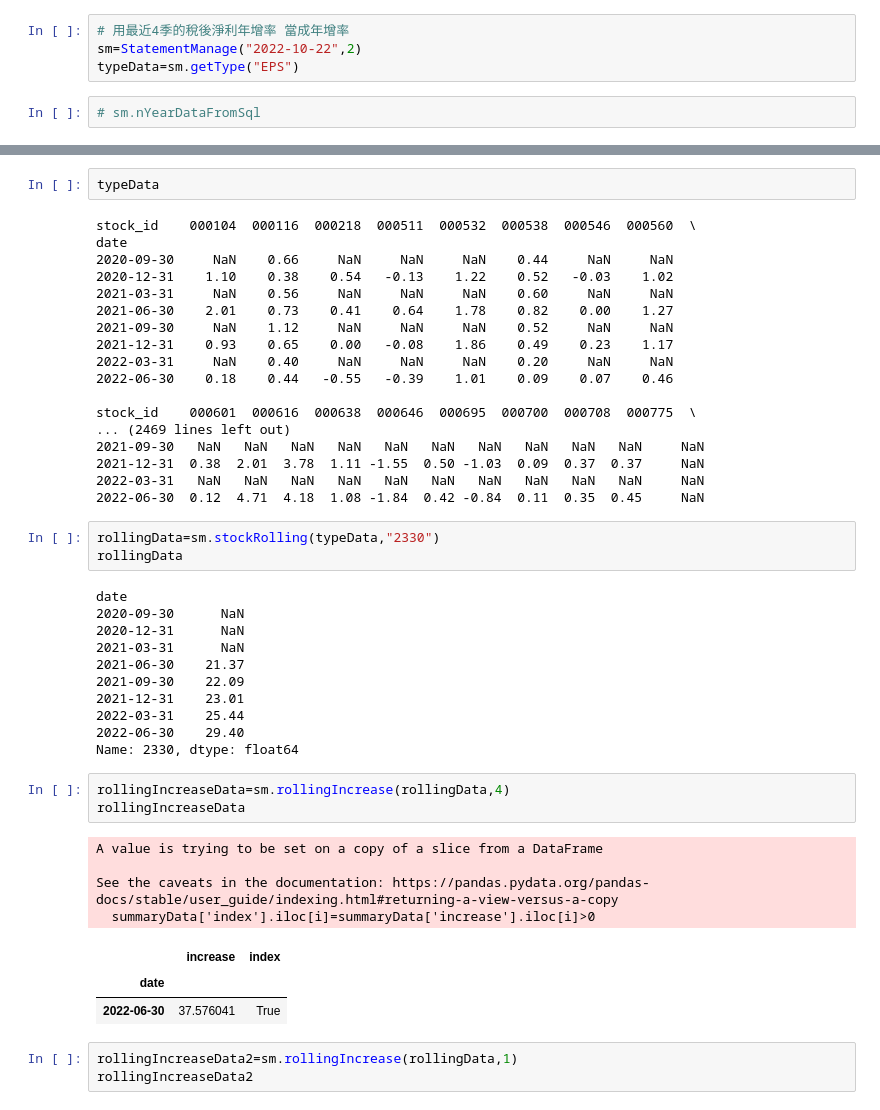
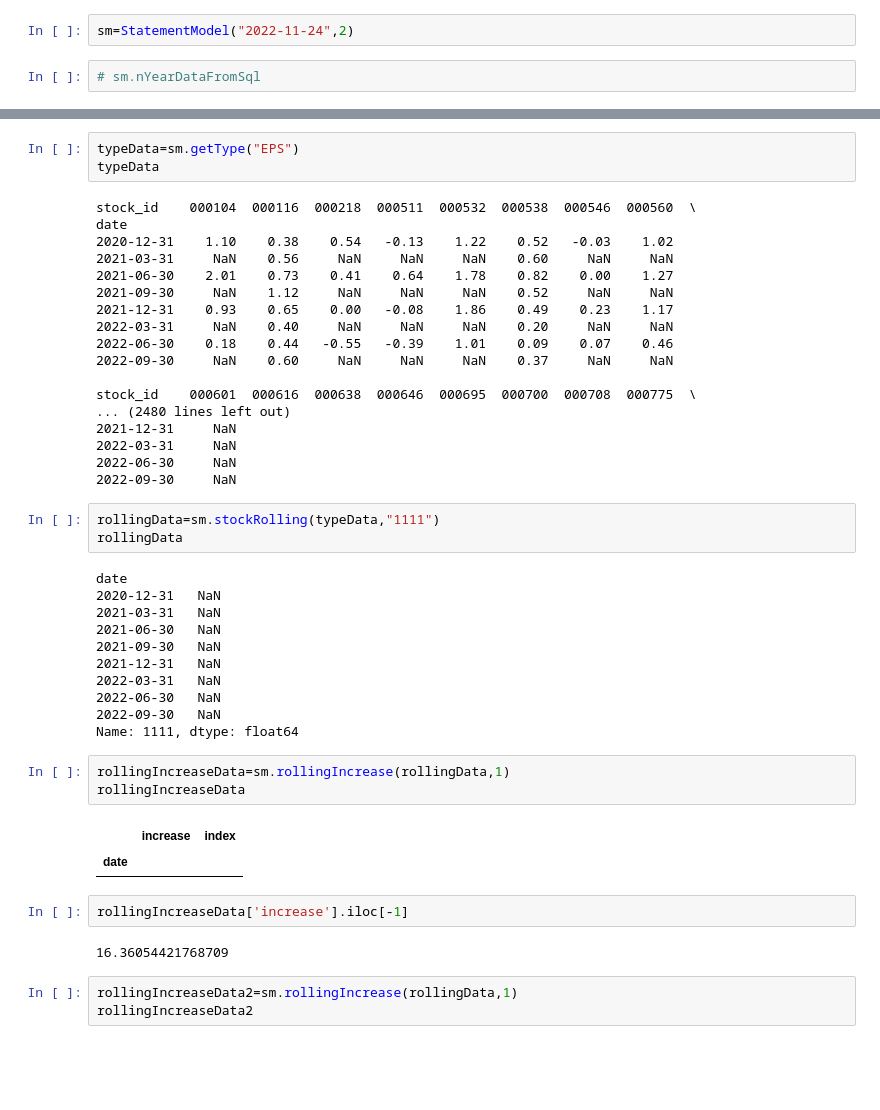
Before and after one commit to pkh-forresthsia/beTrue, a Jupyter notebook: priceModel.ipynb, the cells around one changed output, grey strips where cells are left out. Drawn from its saved outputs; the diff is of its cells as text; blank space fills up the shorter version.

Commit message:
price model

```diff
--- a/priceModel.ipynb
+++ b/priceModel.ipynb
@@ -7,8 +3,6 @@ from statement import *
 pd.set_option('display.max_columns',None)
 pd.set_option('display.max_rows',None)
 # %%
-# 用最近4季的稅後淨利年增率 當成年增率
-sm=StatementManage("2022-10-22",2)
-typeData=sm.getType("EPS")
+sm=StatementModel("2022-11-24",2)
 # %%
 # sm.nYearDataFromSql
@@ -15,9 +34,9 @@ typeData=sm.getType("EPS")
 # %%
+typeData=sm.getType("EPS")
 typeData
 # %% [output]
 stock_id    000104  000116  000218  000511  000532  000538  000546  000560  \
 date
-2020-09-30     NaN    0.66     NaN     NaN     NaN    0.44     NaN     NaN
 2020-12-31    1.10    0.38    0.54   -0.13    1.22    0.52   -0.03    1.02
 2021-03-31     NaN    0.56     NaN     NaN     NaN    0.60     NaN     NaN
 2021-06-30    2.01    0.73    0.41    0.64    1.78    0.82    0.00    1.27
@@ -25,38 +44,38 @@ date
 2021-12-31    0.93    0.65    0.00   -0.08    1.86    0.49    0.23    1.17
 2022-03-31     NaN    0.40     NaN     NaN     NaN    0.20     NaN     NaN
 2022-06-30    0.18    0.44   -0.55   -0.39    1.01    0.09    0.07    0.46
+2022-09-30     NaN    0.60     NaN     NaN     NaN    0.37     NaN     NaN
 
 stock_id    000601  000616  000638  000646  000695  000700  000708  000775  \
-... (2469 lines left out)
-2021-09-30   NaN   NaN   NaN   NaN   NaN   NaN   NaN   NaN   NaN   NaN     NaN
-2021-12-31  0.38  2.01  3.78  1.11 -1.55  0.50 -1.03  0.09  0.37  0.37     NaN
-2022-03-31   NaN   NaN   NaN   NaN   NaN   NaN   NaN   NaN   NaN   NaN     NaN
-2022-06-30  0.12  4.71  4.18  1.08 -1.84  0.42 -0.84  0.11  0.35  0.45     NaN
+... (2480 lines left out)
+2021-12-31     NaN
+2022-03-31     NaN
+2022-06-30     NaN
+2022-09-30     NaN
 # %%
-rollingData=sm.stockRolling(typeData,"2330")
+rollingData=sm.stockRolling(typeData,"1111")
 rollingData
 # %% [output]
 date
-2020-09-30      NaN
-2020-12-31      NaN
-2021-03-31      NaN
-2021-06-30    21.37
-2021-09-30    22.09
-2021-12-31    23.01
-2022-03-31    25.44
-2022-06-30    29.40
-Name: 2330, dtype: float64
+2020-12-31   NaN
+2021-03-31   NaN
+2021-06-30   NaN
+2021-09-30   NaN
+2021-12-31   NaN
+2022-03-31   NaN
+2022-06-30   NaN
+2022-09-30   NaN
+Name: 1111, dtype: float64
 # %%
-rollingIncreaseData=sm.rollingIncrease(rollingData,4)
+rollingIncreaseData=sm.rollingIncrease(rollingData,1)
 rollingIncreaseData
 # %% [output]
-A value is trying to be set on a copy of a slice from a DataFrame
-
-See the caveats in the documentation: https://pandas.pydata.org/pandas-docs/stable/user_guide/indexing.html#returning-a-view-versus-a-copy
-  summaryData['index'].iloc[i]=summaryData['increase'].iloc[i]>0
 |  | increase | index |
 | date |  |  |
-| 2022-06-30 | 37.576041 | True |
+# %%
+rollingIncreaseData['increase'].iloc[-1]
+# %% [output]
+16.36054421768709
 # %%
 rollingIncreaseData2=sm.rollingIncrease(rollingData,1)
 rollingIncreaseData2
```
Also changed, not shown: parts of 3 cells of this notebook, 9 other files.
